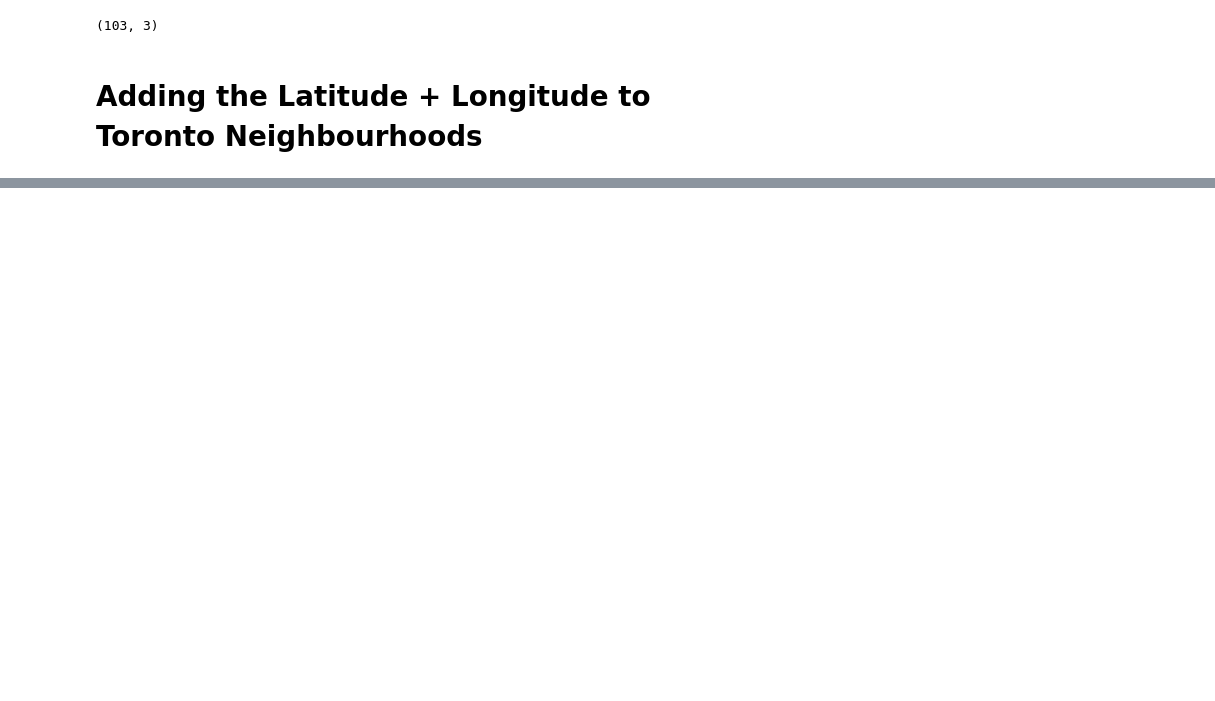
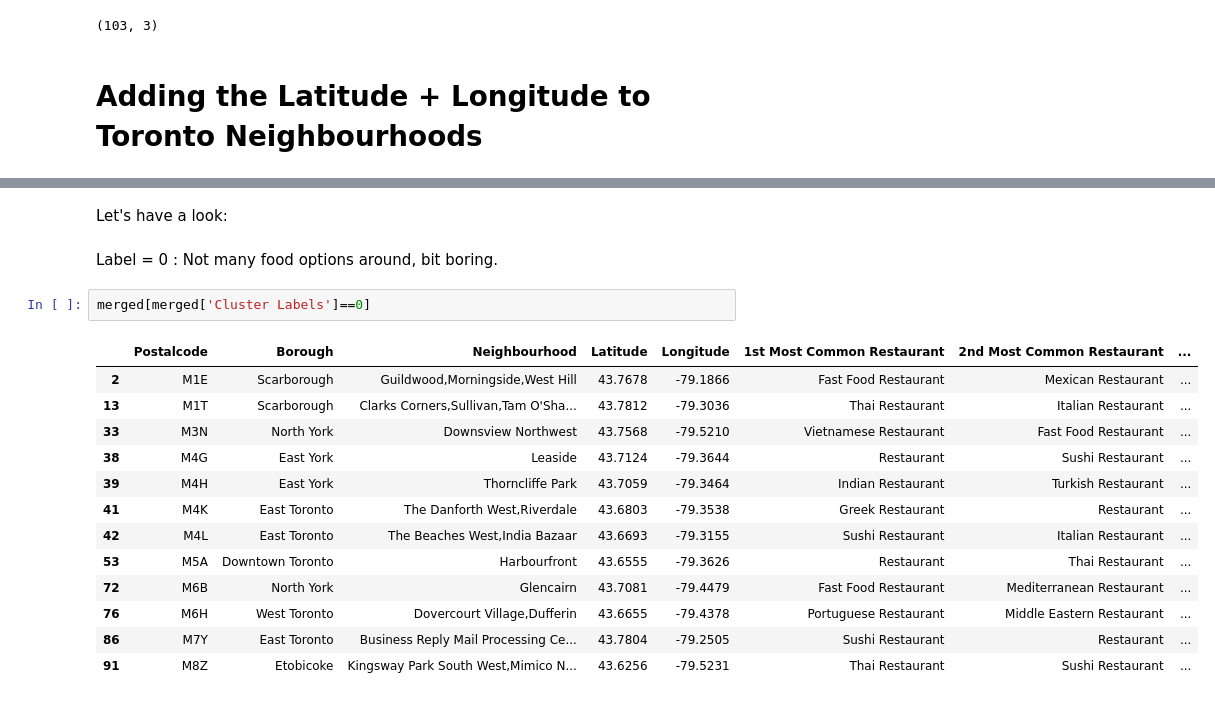
Before and after one commit to cuajo13/Coursera_Capstone, a Jupyter notebook: Toronto Neighborhood Clusters.ipynb, the cells around one changed output, grey strips where cells are left out. Saved outputs shown, nothing was run; the diff lists cells and outputs as text; blank space fills up the shorter version.

```diff
--- a/Toronto Neighborhood Clusters.ipynb
+++ b/Toronto Neighborhood Clusters.ipynb
@@ -54,0 +482,21 @@ toronto_hoods_lat_lon.shape
+# %% [markdown]
+
+Let's have a look:
+# %% [markdown]
+Label = 0 : Not many food options around, bit boring.
+# %%
+merged[merged['Cluster Labels']==0]
+# %% [output]
+|  | Postalcode | Borough | Neighbourhood | Latitude | Longitude | 1st Most Common Restaurant | 2nd Most Common Restaurant | ... |
+| 2 | M1E | Scarborough | Guildwood,Morningside,West Hill | 43.7678 | -79.1866 | Fast Food Restaurant | Mexican Restaurant | ... |
+| 13 | M1T | Scarborough | Clarks Corners,Sullivan,Tam O'Sha... | 43.7812 | -79.3036 | Thai Restaurant | Italian Restaurant | ... |
+| 33 | M3N | North York | Downsview Northwest | 43.7568 | -79.5210 | Vietnamese Restaurant | Fast Food Restaurant | ... |
+| 38 | M4G | East York | Leaside | 43.7124 | -79.3644 | Restaurant | Sushi Restaurant | ... |
+| 39 | M4H | East York | Thorncliffe Park | 43.7059 | -79.3464 | Indian Restaurant | Turkish Restaurant | ... |
+| 41 | M4K | East Toronto | The Danforth West,Riverdale | 43.6803 | -79.3538 | Greek Restaurant | Restaurant | ... |
+| 42 | M4L | East Toronto | The Beaches West,India Bazaar | 43.6693 | -79.3155 | Sushi Restaurant | Italian Restaurant | ... |
+| 53 | M5A | Downtown Toronto | Harbourfront | 43.6555 | -79.3626 | Restaurant | Thai Restaurant | ... |
+| 72 | M6B | North York | Glencairn | 43.7081 | -79.4479 | Fast Food Restaurant | Mediterranean Restaurant | ... |
+| 76 | M6H | West Toronto | Dovercourt Village,Dufferin | 43.6655 | -79.4378 | Portuguese Restaurant | Middle Eastern Restaurant | ... |
+| 86 | M7Y | East Toronto | Business Reply Mail Processing Ce... | 43.7804 | -79.2505 | Sushi Restaurant | Restaurant | ... |
+| 91 | M8Z | Etobicoke | Kingsway Park South West,Mimico N... | 43.6256 | -79.5231 | Thai Restaurant | Sushi Restaurant | ... |
```
Also changed, not shown: parts of 61 cells of this notebook.
